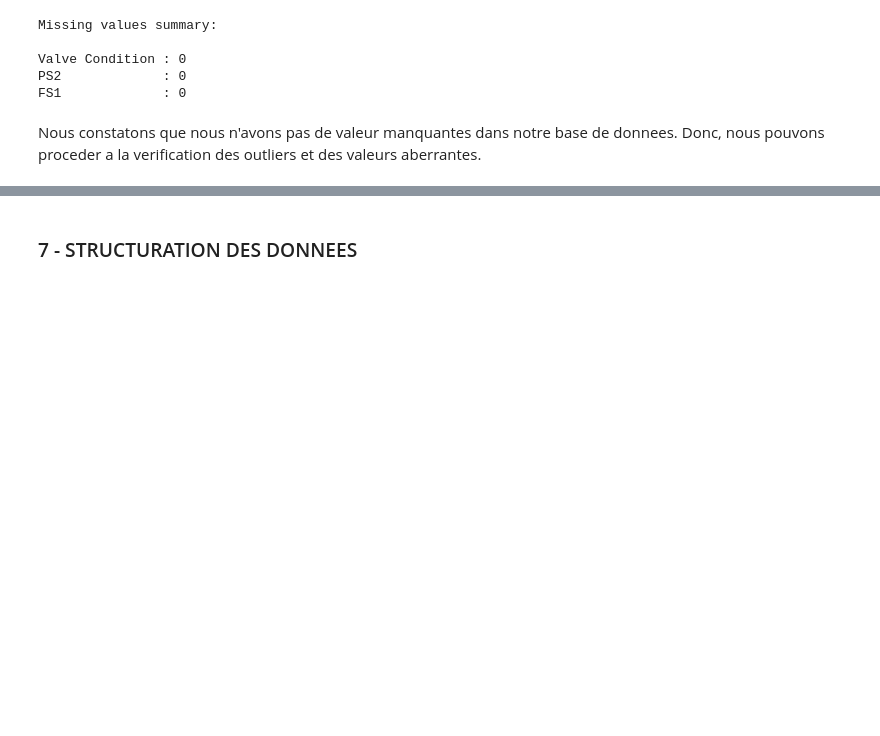
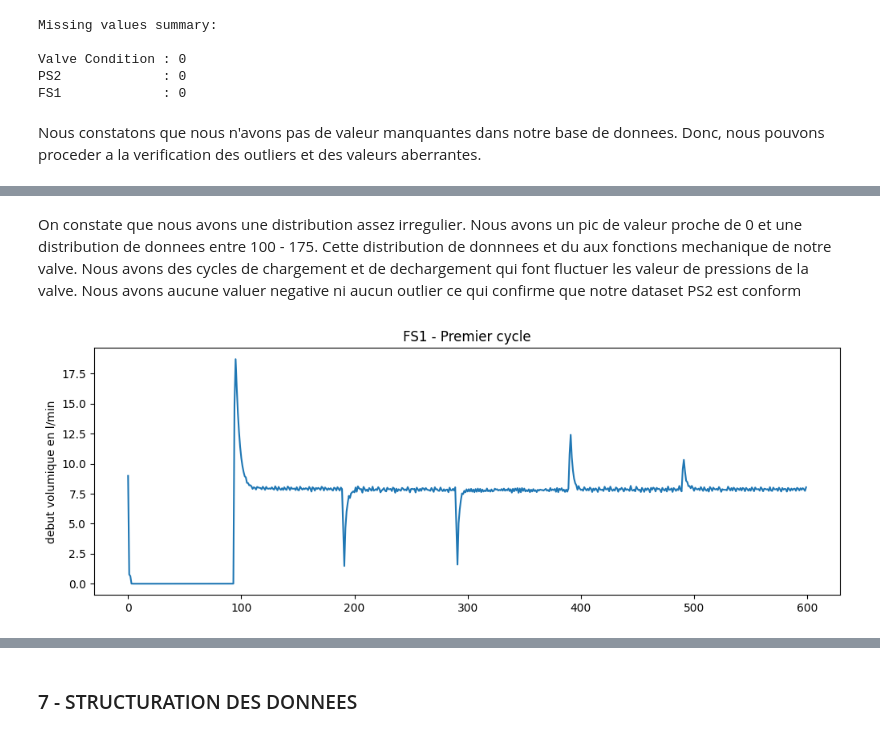
Before and after one commit to alex-05-20/ML_Project, a Jupyter notebook: project_ml.ipynb, the cells around one changed output, grey strips where cells are left out. Drawn from its saved outputs; the diff is of its cells as text; code cells hidden in the pictures; blank space fills up the shorter version.

```diff
--- a/project_ml.ipynb
+++ b/project_ml.ipynb
@@ -120,0 +139,13 @@ Nous constatons que nous n'avons pas de valeur manquantes dans notre base de don
+# %% [markdown]
+On constate que nous avons une distribution assez irregulier. Nous avons un pic de valeur proche de 0 et une distribution de donnees entre 100 - 175.
+Cette distribution de donnnees et du aux fonctions mechanique de notre valve. Nous avons des cycles de chargement et de dechargement qui font fluctuer les valeur de pressions de la valve.
+Nous avons aucune valuer negative ni aucun outlier ce qui confirme que notre dataset PS2 est conform
+# %%
+# Coourbe du debit volumique pour le premier cycle pour visualiser les donnees
+plt.figure(figsize=(12, 4))
+plt.plot(fs1.iloc[0])
+plt.title("FS1 - Premier cycle")
+plt.ylabel("debut volumique en l/min")
+plt.show()
+# %% [output]
+[figure, added]
```
Also changed, not shown: parts of 5 cells of this notebook.
